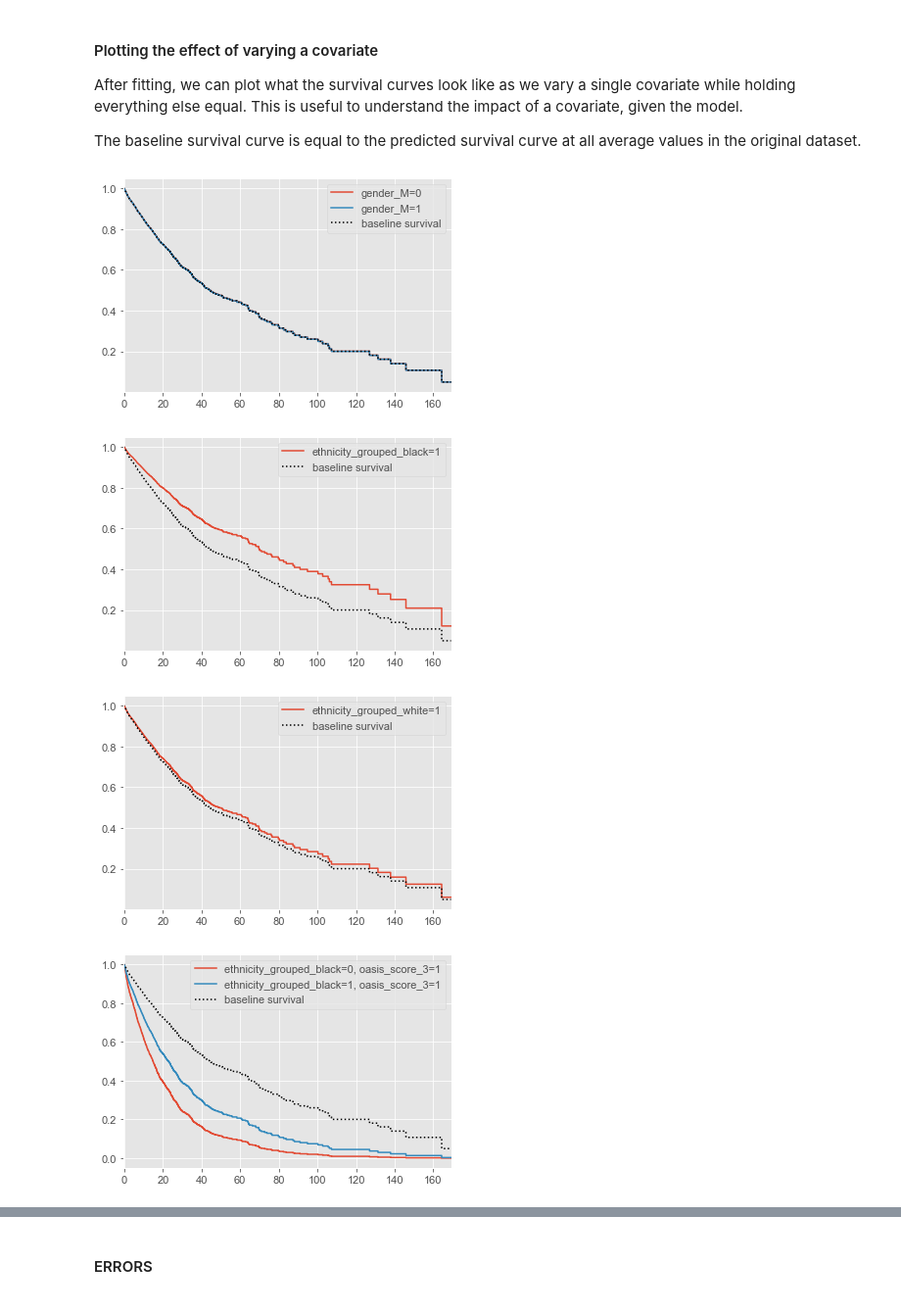
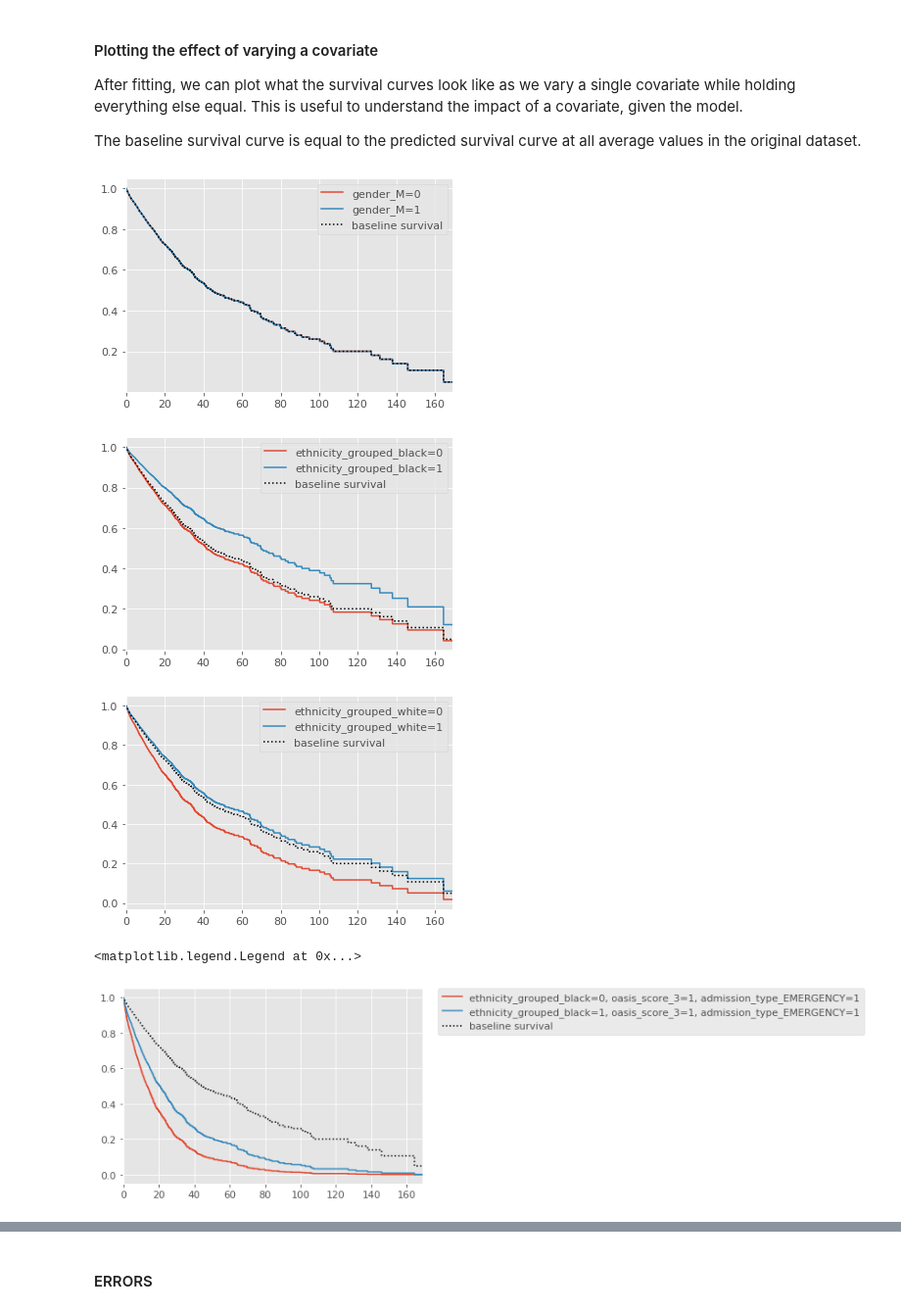
Before and after one commit to bseewald/fairness-ml-health, a Jupyter notebook: notebooks/mimic-iii/regression/cox_regression.ipynb, the cells around one changed output, grey strips where cells are left out. Shown at 98% size. Drawn from its saved outputs; the diff is of its cells as text; code cells hidden in the pictures.

Commit message:
fairness and cox regressions v2

```diff
--- a/notebooks/mimic-iii/regression/cox_regression.ipynb
+++ b/notebooks/mimic-iii/regression/cox_regression.ipynb
@@ -63,13 +63,13 @@ def countplot_frequency(df, column_name, title, order=None):
 ### POSTGRESQL
 # %%
 # Notebook
-host = '/tmp'
+# host = '/tmp'
 
 # Locus
-# host = '/var/run/postgresql'
+host = '/var/run/postgresql'
 
 user='postgres'
-passwd='postgres'
+passwd='*2465RMLbru'
 
 con = psycopg2.connect(dbname ='mimic', user=user, password=passwd, host=host)
 cur = con.cursor()
@@ -441,6 +435,6 @@ def cox_regression(df, duration, event, penalizer, strata_df=None):
 # %% [markdown]
 #### ALL COHORT
 # %%
-cx = cox_regression(df_model, 'los_hospital', 'hospital_expire_flag', 0)
+cx = cox_regression(df_model, 'los_hospital', 'hospital_expire_flag', penalizer=0)
 cx.print_summary()
 # %% [output]
@@ -490,23 +484,26 @@ cx.plot_covariate_groups('gender_M', values=[0, 1]);
 # group fairness OK
 # P(S > sHR | G = m) = P(S > sHR | G = f)
 # %% [output]
-[figure, old version]
+[figure, new version]
 # %%
-cx.plot_covariate_groups(['ethnicity_grouped_black'], values=[1]);
+cx.plot_covariate_groups(['ethnicity_grouped_black'], values=[0, 1]);
 
 # group fairness NOK
 # P(S > sHR | G = black) = P(S > sHR | G = not black)
 # %% [output]
-[figure, old version]
+[figure, new version]
 # %%
-cx.plot_covariate_groups('ethnicity_grouped_white', values=[1]);
+cx.plot_covariate_groups('ethnicity_grouped_white', values=[0, 1]);
 # %% [output]
-[figure, old version]
+[figure, new version]
 # %%
-cx.plot_covariate_groups(['ethnicity_grouped_black', 'oasis_score_3'], values=[[0, 1], [1, 1]]);
+cx.plot_covariate_groups(['ethnicity_grouped_black', 'oasis_score_3', 'admission_type_EMERGENCY'],
+                         values=[[0, 1, 1], [1, 1, 1]]);
+plt.legend(bbox_to_anchor=(1.05, 1), loc='upper left', borderaxespad=0.)
 
-# Conditional Statiscal Parity
+# Conditional Statistical Parity
 # P(S > sHR | L = l, G = m) = P(S > sHR | L = l, G = f)
 # %% [output]
+<matplotlib.legend.Legend at 0x...>
-[figure, old version]
+[figure, new version]
 # %%
```
Also changed, not shown: parts of 44 cells of this notebook.
